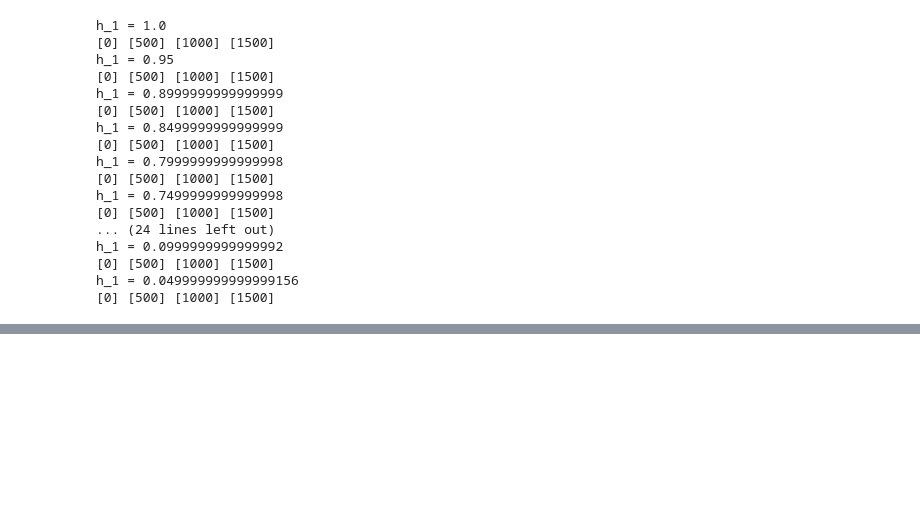
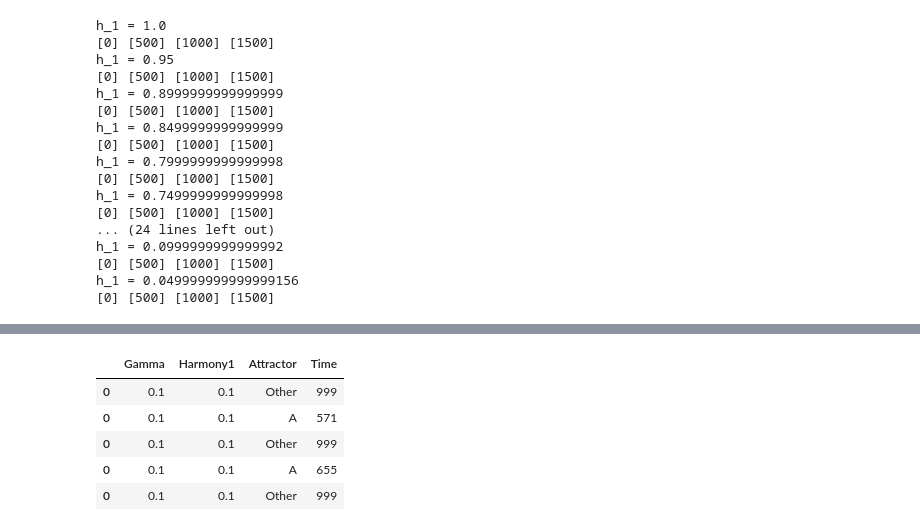
Before and after one commit to garrett-m-smith/SOParser, a Jupyter notebook: Testing/ICCM00.ipynb, the cells around one changed output, grey strips where cells are left out. Cells and saved outputs as stored; diff of their text form; code cells hidden in the pictures; blank space fills up the shorter version.

```diff
--- a/Testing/ICCM00.ipynb
+++ b/Testing/ICCM00.ipynb
@@ -341,0 +434,9 @@ This makes a really interesting and, as far as I know, unique prediction for sen
+# %%
+data2.head()
+# %% [output]
+|  | Gamma | Harmony1 | Attractor | Time |
+| 0 | 0.1 | 0.1 | Other | 999 |
+| 0 | 0.1 | 0.1 | A | 571 |
+| 0 | 0.1 | 0.1 | Other | 999 |
+| 0 | 0.1 | 0.1 | A | 655 |
+| 0 | 0.1 | 0.1 | Other | 999 |
```
Also changed, not shown: parts of 16 cells of this notebook.
